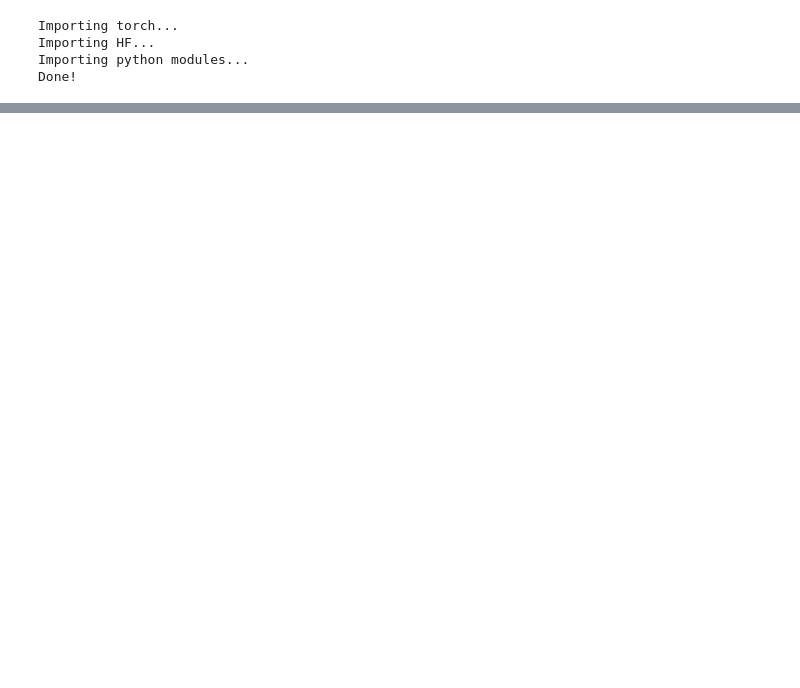
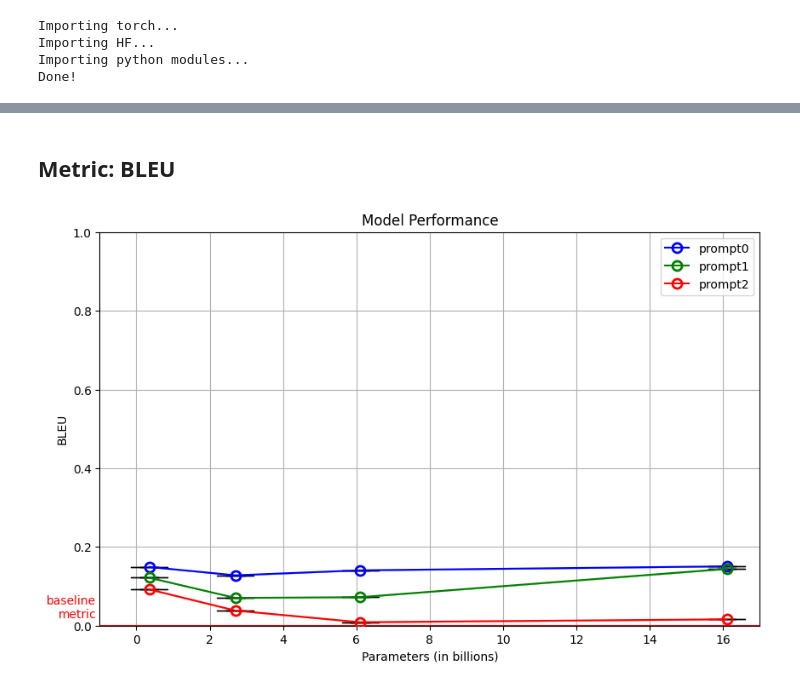
Before and after one commit to WM-SEMERU/emergent-capabilities, a Jupyter notebook: code2code-trans.ipynb, the cells around one changed output, grey strips where cells are left out. Saved outputs shown, nothing was run; the diff lists cells and outputs as text; code cells hidden in the pictures; blank space fills up the shorter version.

```diff
--- a/code2code-trans.ipynb
+++ b/code2code-trans.ipynb
@@ -107,0 +86,6 @@ Opening ./output/code2code-trans/prompt0/codegen1-multi-6B.output...
+# %% [markdown]
+## Metric: BLEU
+# %%
+runner.render_metric(metric.BLEU)
+# %% [output]
+[figure, added]
```
Also changed, not shown: parts of 10 cells of this notebook, 18 other files.
